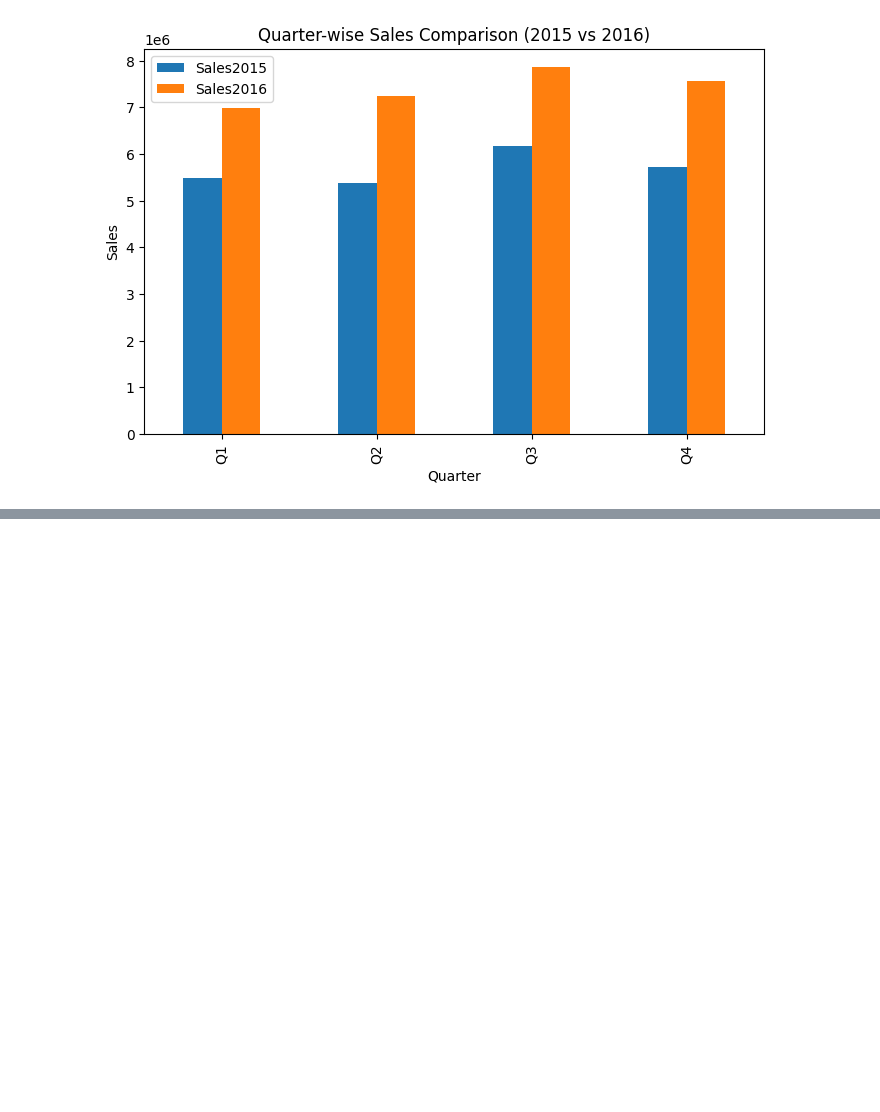
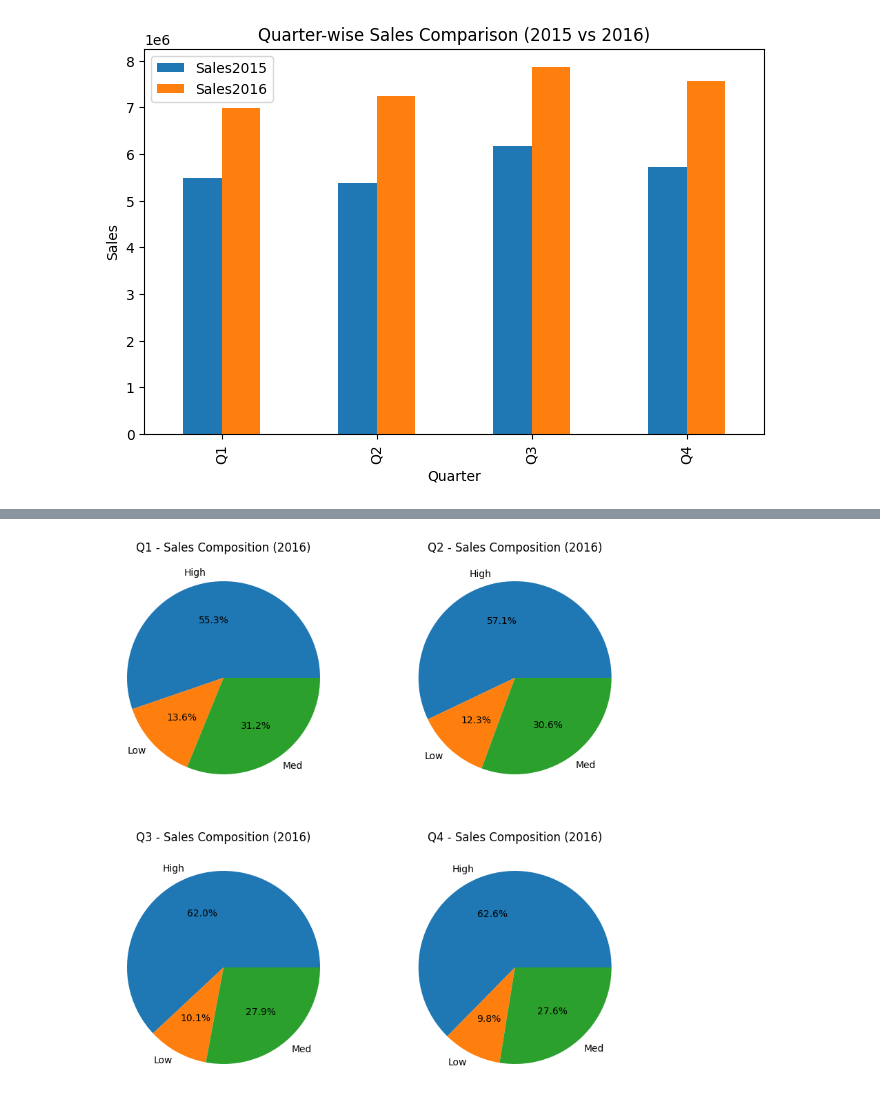
Before and after one commit to Adi46878/Pharma-Sales-Data-Analysis-Visualization, a Jupyter notebook: Data_visualization.ipynb, the cells around one changed output, grey strips where cells are left out. Cells and saved outputs as stored; diff of their text form; code cells hidden in the pictures; blank space fills up the shorter version.

Commit message:
Perform EDA: regional, quarterly, and tier-wise sales analysis with bar and pie visualizations

```diff
--- a/Data_visualization.ipynb
+++ b/Data_visualization.ipynb
@@ -328,0 +331,2 @@ plt.show()
+# %%
+qtr_tier_sales = sales.groupby(['Qtr', 'Tier'])['Sales2016'].sum()
@@ -328,0 +354,2 @@ plt.show()
+# %%
+qtr_tier_pivot = qtr_tier_sales.unstack()
@@ -328,0 +365,17 @@ plt.show()
+# %%
+qtr_tier_pivot = qtr_tier_pivot.drop(columns='Out')
+# %%
+plt.figure(figsize=(10,10))
+
+quarters = ['Q1','Q2','Q3','Q4']
+
+for i, q in enumerate(quarters, 1):
+    plt.subplot(2,2,i)
+    plt.pie(
+        qtr_tier_pivot.loc[q],
+        labels = qtr_tier_pivot.columns,
+        autopct='%1.1f%%'
+    )
+    plt.title(f"{q} - Sales Composition (2016)")
+# %% [output]
+[figure, added]
```
Also changed, not shown: parts of 3 cells of this notebook.
